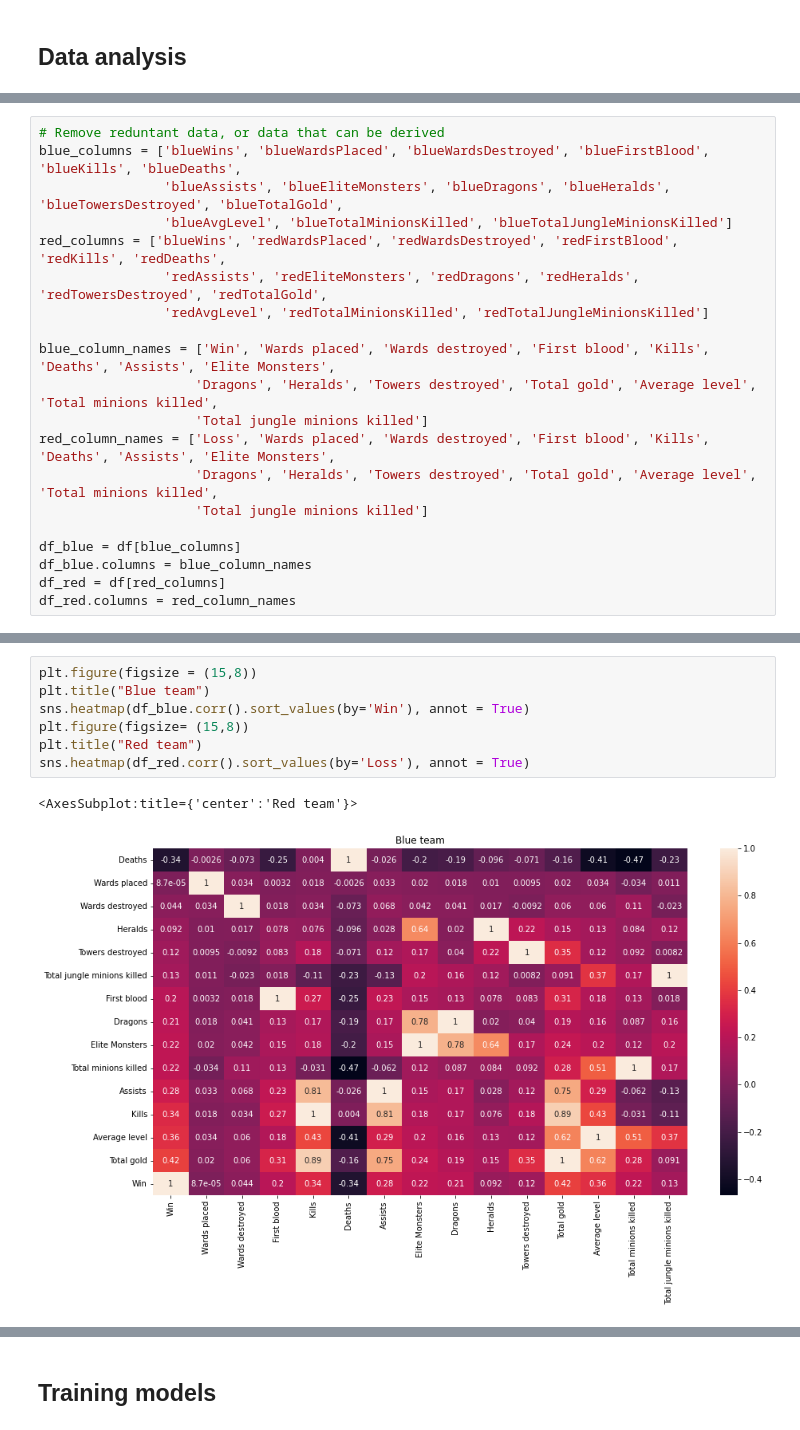
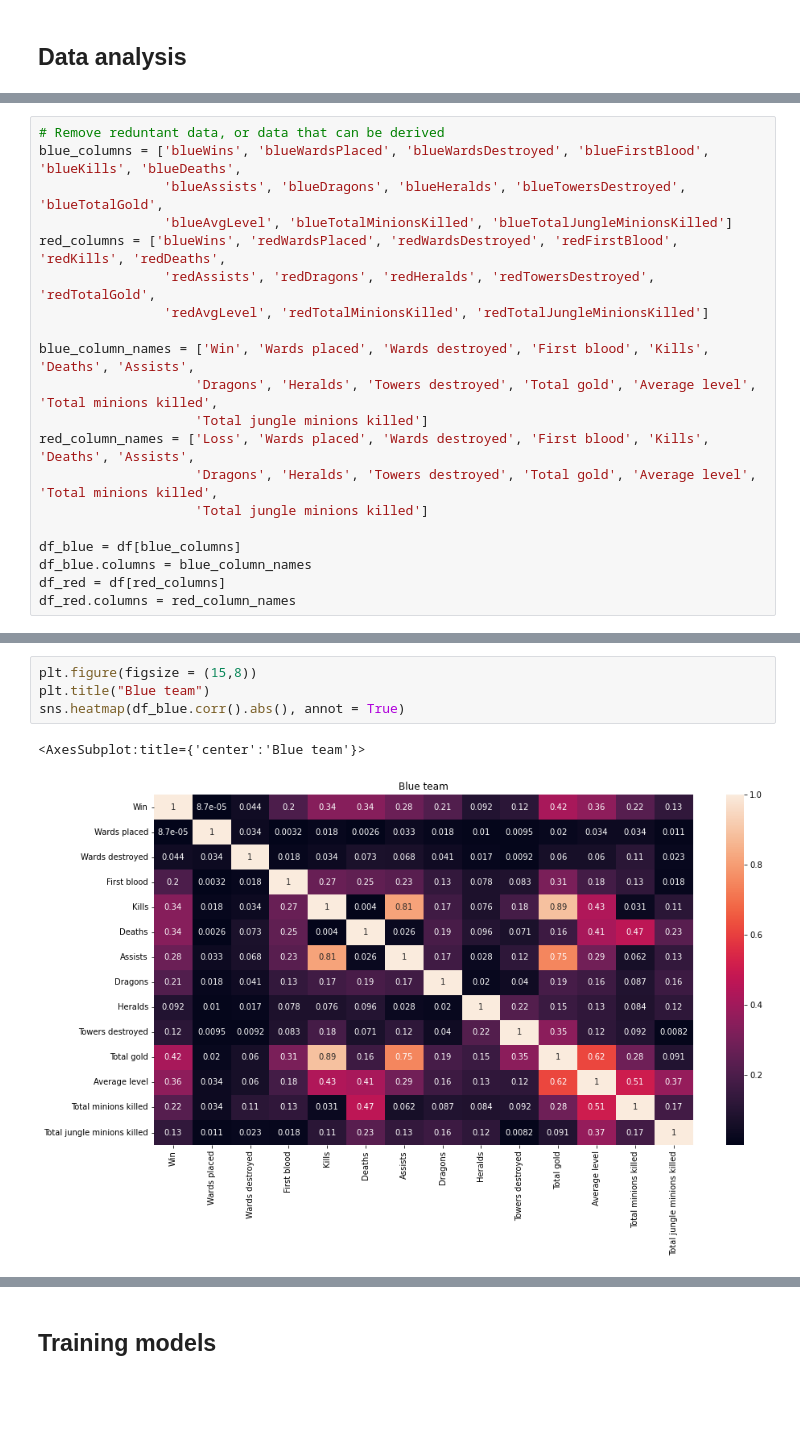
Before and after one commit to jberlang/League-of-Legends-Model, a Jupyter notebook: Notebook.ipynb, the cells around one changed output, grey strips where cells are left out. Cells and saved outputs as stored; diff of their text form; blank space fills up the shorter version.

```diff
--- a/Notebook.ipynb
+++ b/Notebook.ipynb
@@ -82,16 +84,16 @@ DATASET INFORMATION:
 # %%
 # Remove reduntant data, or data that can be derived
 blue_columns = ['blueWins', 'blueWardsPlaced', 'blueWardsDestroyed', 'blueFirstBlood', 'blueKills', 'blueDeaths',
-                'blueAssists', 'blueEliteMonsters', 'blueDragons', 'blueHeralds', 'blueTowersDestroyed', 'blueTotalGold',
+                'blueAssists', 'blueDragons', 'blueHeralds', 'blueTowersDestroyed', 'blueTotalGold',
                 'blueAvgLevel', 'blueTotalMinionsKilled', 'blueTotalJungleMinionsKilled']
 red_columns = ['blueWins', 'redWardsPlaced', 'redWardsDestroyed', 'redFirstBlood', 'redKills', 'redDeaths',
-                'redAssists', 'redEliteMonsters', 'redDragons', 'redHeralds', 'redTowersDestroyed', 'redTotalGold',
+                'redAssists', 'redDragons', 'redHeralds', 'redTowersDestroyed', 'redTotalGold',
                 'redAvgLevel', 'redTotalMinionsKilled', 'redTotalJungleMinionsKilled']
 
-blue_column_names = ['Win', 'Wards placed', 'Wards destroyed', 'First blood', 'Kills', 'Deaths', 'Assists', 'Elite Monsters',
+blue_column_names = ['Win', 'Wards placed', 'Wards destroyed', 'First blood', 'Kills', 'Deaths', 'Assists',
                     'Dragons', 'Heralds', 'Towers destroyed', 'Total gold', 'Average level', 'Total minions killed',
                     'Total jungle minions killed']
-red_column_names = ['Loss', 'Wards placed', 'Wards destroyed', 'First blood', 'Kills', 'Deaths', 'Assists', 'Elite Monsters',
+red_column_names = ['Loss', 'Wards placed', 'Wards destroyed', 'First blood', 'Kills', 'Deaths', 'Assists',
                     'Dragons', 'Heralds', 'Towers destroyed', 'Total gold', 'Average level', 'Total minions killed',
                     'Total jungle minions killed']
 
@@ -124,10 +126,7 @@ PH - You can see everything red contributes impacts blue negatively, except thei
 # %%
 plt.figure(figsize = (15,8))
 plt.title("Blue team")
-sns.heatmap(df_blue.corr().sort_values(by='Win'), annot = True)
-plt.figure(figsize= (15,8))
-plt.title("Red team")
-sns.heatmap(df_red.corr().sort_values(by='Loss'), annot = True)
+sns.heatmap(df_blue.corr().abs(), annot = True)
 # %% [output]
-<AxesSubplot:title={'center':'Red team'}>
+<AxesSubplot:title={'center':'Blue team'}>
-[figure, old version]
+[figure, new version]
```
Also changed, not shown: parts of 23 cells of this notebook.
